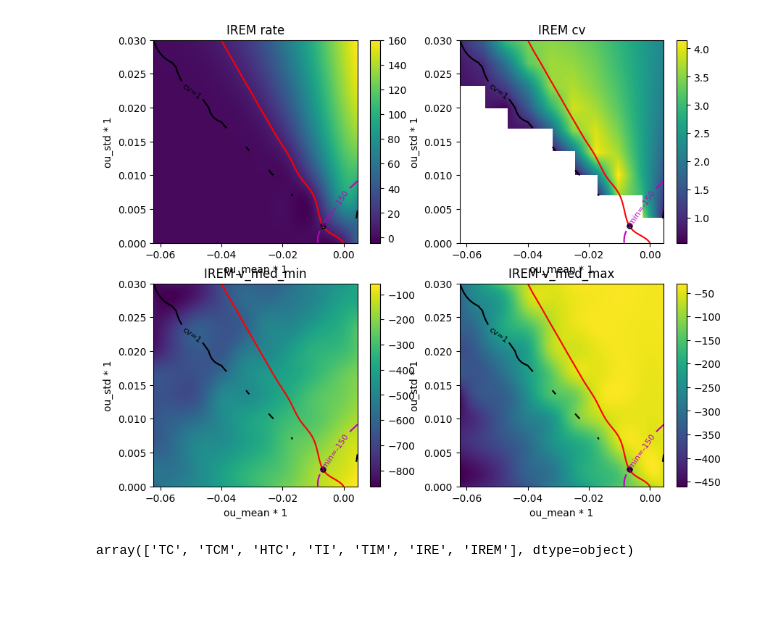
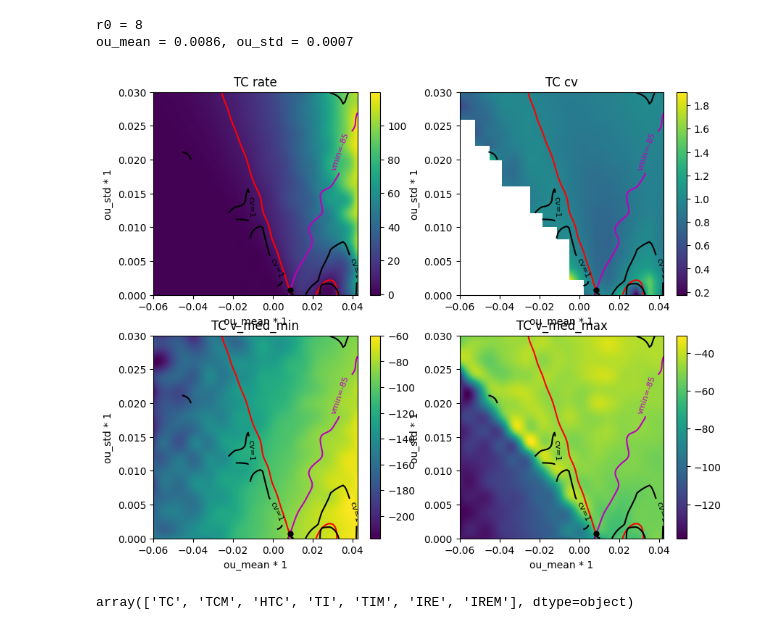
Before and after one commit to smcelroy97/A1, a Jupyter notebook: exp_configs/batch_i_ougrid_unconn_state1_nosub_wmult_0.1/select_ou_point.ipynb, the cells around one changed output. Drawn from its saved outputs; the diff is of its cells as text; code cells hidden in the pictures; blank space fills up the shorter version.

Commit message:
Update notebooks for quick result exploration

```diff
--- a/exp_configs/batch_i_ougrid_unconn_state1_nosub_wmult_0.1/select_ou_point.ipynb
+++ b/exp_configs/batch_i_ougrid_unconn_state1_nosub_wmult_0.1/select_ou_point.ipynb
@@ -13,30 +13,35 @@ import xarray as xr
 from analysis.ou_tuning import xr_utils
 from analysis.ou_tuning.contour_intersect import contour_intersections
 # %%
-dirpath_self = Path().resolve()
-dirpath_res_base = dirpath_root / 'exp_results'
+#dirpath_self = Path().resolve()
+#dirpath_res_base = dirpath_root / 'exp_results'
 
-exp_group = dirpath_self.name
-exp_name_sub = 'exp_ou_nmean_10_nstd_10'
+exp_group = 'batch_i_ougrid_unconn_state1_mech1_nosub_wmult_0.25'
+exp_name = 'all'
+exp_name_sub = 'exp_ou_nmean_16_nstd_16'
 
-exp_name = 'thal'
-pop = 'IREM'
-vmin0 = -150
+pop = 'TC'
+vmin0 = -85
 
-def select_pts():
+#r0 = None
+r0 = 8
+
+def select_pts(r0=None):
     # Load batch result
-    dirpath_res = (dirpath_res_base / exp_group / exp_name
-                / exp_name_sub / 'combined')
+    dirpath_res = (dirpath_root / 'exp_results' / exp_group / exp_name /
+                   exp_name_sub / 'combined')
     fpath_res = dirpath_res / 'rates_cvs_all.nc'
     X = xr.load_dataset(fpath_res)
 
     # Load target rate
-    fpath_target = dirpath_self / exp_name / 'target_state_1.csv'
-    df = pd.read_csv(fpath_target)
-    df = df.set_index('pop_name')
-    r0 = df.loc[pop]['target_rate']
+    if r0 is None:
+        dirpath_cfg = dirpath_root / 'exp_configs' / exp_group / exp_name
+        fpath_target = dirpath_cfg / 'target_state_1.csv'
+        df = pd.read_csv(fpath_target)
+        df = df.set_index('pop_name')
+        r0 = df.loc[pop]['target_rate']
 
-    #print(f'r0 = {r0}')
+    print(f'r0 = {r0}')
 
     vars = ['rate', 'cv', 'v_med_min', 'v_med_max']
     D = {}
@@ -55,35 +60,39 @@ def select_pts():
     sz_new = 100
     ou_mean = D['rate'].ou_mean.values
     ou_std = D['rate'].ou_std.values
     ou_mean_new = np.linspace(ou_mean.min(), ou_mean.max(), sz_new)
     ou_std_new = np.linspace(ou_std.min(), ou_std.max(), sz_new)
     for v, X_ in D.items():
         try:
             D[v] = X_.interp(ou_mean=ou_mean_new, ou_std=ou_std_new, method='cubic')
         except:
             D[v] = X_.interp(ou_mean=ou_mean_new, ou_std=ou_std_new, method='linear')
 
     pts = contour_intersections(D['rate'], D['v_med_min'], r0, vmin0)
+    for _, pt in pts.iterrows():
+        print(f'ou_mean = {pt["x"]:.4f}, ou_std = {pt["y"]:.4f}')
 
     # Plot 2-d maps of r, cv, and v stats
     fig = plt.figure(figsize=(10,8))
     axes = []
     for n, (v, X_) in enumerate(D.items()):
         ax = plt.subplot(2, 2, n + 1)
         axes.append(ax)
         xr_utils.plot_xr(X_, show_ax_names=True)
         cc = xr_utils.plot_xr_contour(D['rate'], '', [r0], colors=['r'])
         xr_utils.plot_xr_contour(D['cv'], 'cv', [1], colors=['k'])
         xr_utils.plot_xr_contour(D['v_med_min'], 'vmin', [vmin0], colors=['m'])
         plt.title(f'{pop} {v}')
         # Plot the selected points
         for _, pt in pts.iterrows():
             plt.plot(pt['x'], pt['y'], 'k.', markersize=10)
     plt.show()
 
-select_pts()
+select_pts(r0)
 # %% [output]
+r0 = 8
+ou_mean = 0.0086, ou_std = 0.0007
-[figure, old version]
+[figure, new version]
 # %%
 dirpath_self = Path().resolve()
 dirpath_res_base = dirpath_root / 'exp_results'
```
Also changed, not shown: 2 other files.
